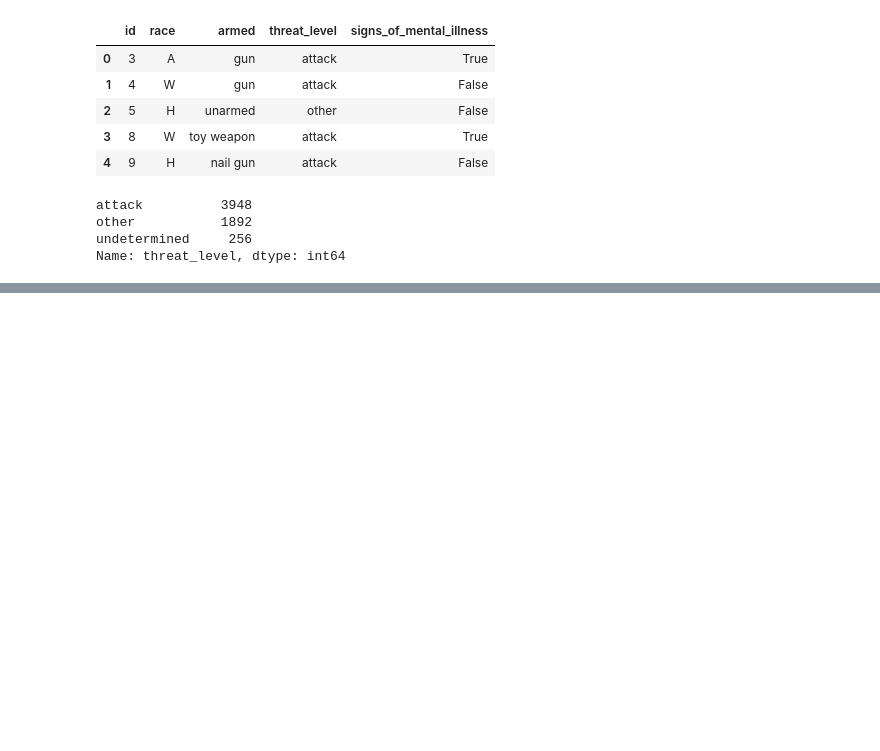
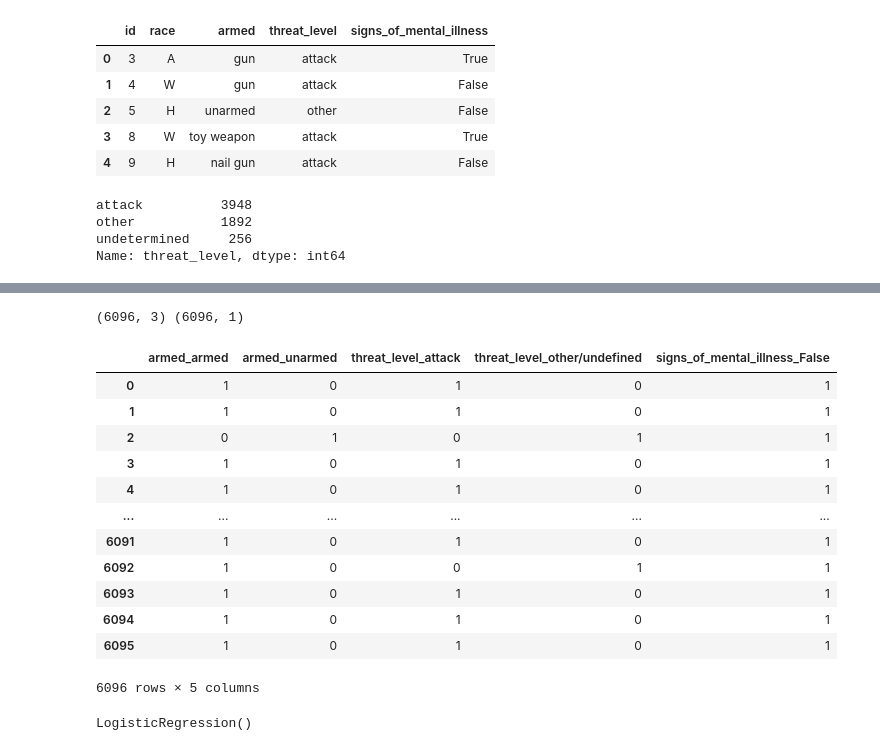
Before and after one commit to Blashford/Fatal-Shootings-By-Police, a Jupyter notebook: Logistic Regression Model.ipynb, the cells around one changed output, grey strips where cells are left out. Cells and saved outputs as stored; diff of their text form; code cells hidden in the pictures; blank space fills up the shorter version.

Commit message:
some log regress

```diff
--- a/Full Data Exploration.ipynb
+++ b/Logistic Regression Model.ipynb
@@ -90,0 +112,6 @@ Name: threat_level, dtype: int64
+# %%
+X = reduced_df.drop("race", axis=1)
+y = reduced_df["race"].values.reshape(-1, 1)
+print(X.shape, y.shape)
+# %% [output]
+(6096, 3) (6096, 1)
@@ -90,0 +120,24 @@ Name: threat_level, dtype: int64
+# %%
+X.loc[X.threat_level != 'attack', 'threat_level'] = "other/undefined"
+# %%
+X.loc[X.signs_of_mental_illness != 'True', 'signs_of_mental_illness'] = "False"
+# %%
+X.loc[X.signs_of_mental_illness == 'True', 'signs_of_mental_illness'] = "True"
+# %%
+X = pd.get_dummies(X)
+# %%
+X
+# %% [output]
+|  | armed_armed | armed_unarmed | threat_level_attack | threat_level_other/undefined | signs_of_mental_illness_False |
+| 0 | 1 | 0 | 1 | 0 | 1 |
+| 1 | 1 | 0 | 1 | 0 | 1 |
+| 2 | 0 | 1 | 0 | 1 | 1 |
+| 3 | 1 | 0 | 1 | 0 | 1 |
+| 4 | 1 | 0 | 1 | 0 | 1 |
+| ... | ... | ... | ... | ... | ... |
+| 6091 | 1 | 0 | 1 | 0 | 1 |
+| 6092 | 1 | 0 | 0 | 1 | 1 |
+| 6093 | 1 | 0 | 1 | 0 | 1 |
+| 6094 | 1 | 0 | 1 | 0 | 1 |
+| 6095 | 1 | 0 | 1 | 0 | 1 |
+6096 rows × 5 columns
@@ -90,0 +155,6 @@ Name: threat_level, dtype: int64
+# %%
+from sklearn.linear_model import LogisticRegression
+classifier = LogisticRegression()
+classifier
+# %% [output]
+LogisticRegression()
```
Also changed, not shown: parts of 10 cells of this notebook.
